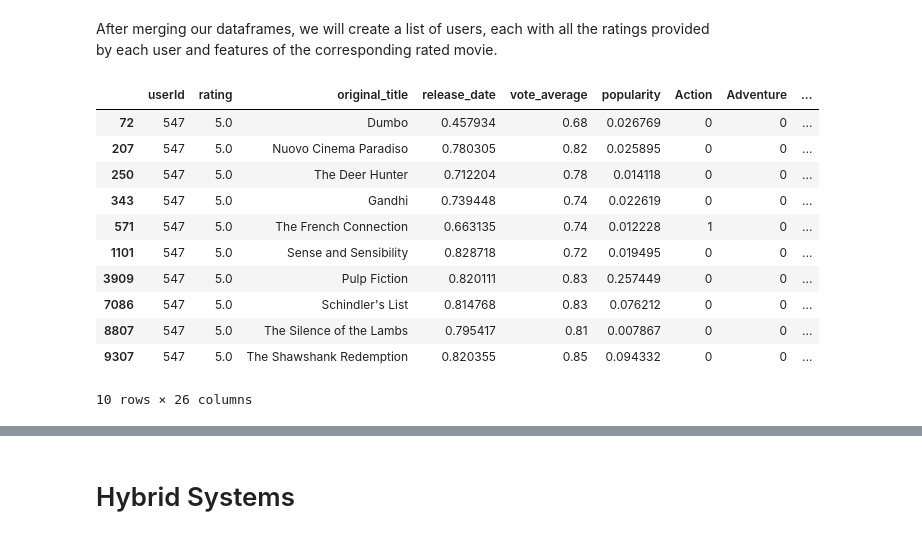
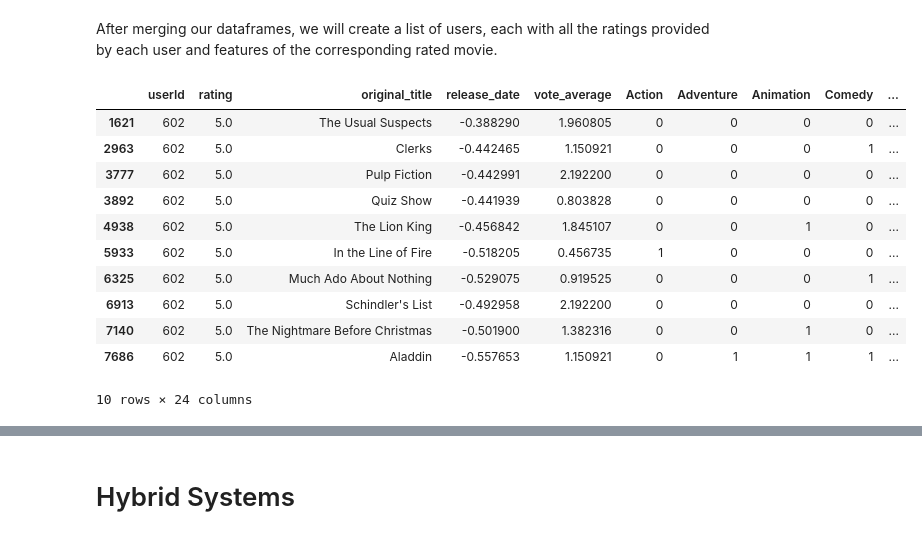
Before and after one commit to namiyousef/Practical-ML-DS, a Jupyter notebook: Chapter 2. Python for Data Scientists/Module 7. Other ML Problems/recommender_systems.ipynb, the cells around one changed output, grey strips where cells are left out. Drawn from its saved outputs; the diff is of its cells as text; code cells hidden in the pictures.

```diff
--- a/Chapter 2. Python for Data Scientists/Module 7. Other ML Problems/recommender_systems.ipynb
+++ b/Chapter 2. Python for Data Scientists/Module 7. Other ML Problems/recommender_systems.ipynb
@@ -198,11 +195,11 @@ extended_features = GENRES.str.get_dummies()
 # Horizontally stack our extended features and the original features
 FEATURES = FEATURES.merge(extended_features, left_index=True, right_index=True)
 # %%
-from sklearn.preprocessing import MinMaxScaler
+from sklearn.preprocessing import MinMaxScaler, StandardScaler
 
 # Normalizing non-categorical features
-scaler = MinMaxScaler()
-FEATURES[['release_date', 'vote_average', 'popularity']] = scaler.fit_transform(FEATURES[['release_date', 'vote_average', 'popularity']])
+scaler = StandardScaler()
+FEATURES[['release_date', 'vote_average']] = scaler.fit_transform(FEATURES[['release_date', 'vote_average']])
 # %% [markdown]
 Now that our features for each movie are set, we need to create a list of users, where each user contains the features and ratings of each of the movies they rated. To link the users and their ratings to the movies, we will need to use the intermediary "links" table. Be careful! We have dropped a few of the movies in the original dataset when the required feature was not available. First we will merge the appropriate dataframes.
 # %%
@@ -225,32 +222,47 @@ After merging our dataframes, we will create a list of users, each with all the
 unique_users = list(set(data_matrix["userId"]))
 user_data = {}
 
-# Adding movie ratings and features to the list of the corresponding user
+# Adding movie ratings and features to the list of the corresponding user for users that have rated more than 15 movies
 data_copy = data_matrix.copy()
+tr = 100 # at least n reviews
 for user_id in unique_users:
-    user_data[user_id] = data_copy[data_copy["userId"] == user_id]
+    current_data = data_copy[data_copy["userId"] == user_id]
+    if current_data.shape[0] >= tr:
+        user_data[user_id] = current_data
     data_copy = data_copy[data_copy["userId"] != user_id]
 # %%
 from sklearn.ensemble import RandomForestRegressor
+from sklearn.linear_model import LinearRegression, LogisticRegression
 from sklearn.model_selection import train_test_split
-from sklearn.metrics import mean_squared_error as MSE, mean_absolute_error as MAE
+from sklearn.metrics import mean_squared_error as MSE, mean_absolute_error as MAE, r2_score
+import random
 
 # Train regression model on each user!
 user_models = {}
 rmse = []
 mae = []
 r2 = []
+n_reviews = []
 for user_id in user_data.keys():
     # Get user data
     data = user_data[user_id]
     Y = data["rating"]
     X = data.drop(["userId", "rating", "original_title"], axis=1)
-    X_train, X_test, Y_train, Y_test = train_test_split(X, Y, test_size=0.2, random_state=0)
+    X_train, X_test, Y_train, Y_test = train_test_split(X, Y, test_size=0.2)
     # Train model and predict on test data
     reg = RandomForestRegressor(n_estimators=80, max_depth=3, random_state=0).fit(X_train, Y_train)
+#     reg2 = LinearRegression().fit(X_train, Y_train)
+#     reg = LogisticRegression(max_iter=1000, random_state=0).fit(X_train, Y_train)
+#     reg = RandomForestClassifier(n_estimators=80, max_depth=3, random_state=0).fit(X_train, Y_train)
+#     reg = LinearRegression().fit(X_train, Y_train)
+#     predictions = reg.predict(X_test)
+#     predictions2 = reg2.predict(X_test)
     predictions = reg.predict(X_test)
+
     # Store RMSE and model
     rmse.append(MSE(Y_test, predictions, squared=False))
     mae.append(MAE(Y_test, predictions))
-    r2.append(reg.score(X_test, Y_test))
+    r2.append(r2_score(Y_test, predictions))
+    n_reviews.append(Y.shape[0])
     user_models[user_id] = reg # storing estimator for this user!
+#     print("Y_test:", Y_test, "Predictions:", predictions)
@@ -257,34 +293,38 @@ for user_id in user_data.keys():
 # %%
+import random
 # Pick user with the largest number of samples to look at individually
-max_user_id = 1
-for user_id in user_data.keys():
-    if (user_data[max_user_id].shape[0] < user_data[user_id].shape[0]):
-        max_user_id = user_id
+# max_user_id = -1
+# for user_id in user_data.keys():
+#     if max_user_id == -1:
+#         max_user_id = user_id
+#     elif (user_data[max_user_id].shape[0] < user_data[user_id].shape[0]):
+#         max_user_id = user_id
+max_user_id = random.choice(list(user_data.keys()))
 
 # Check the predictions of the recommender
 model = user_models[max_user_id]
 movies = FEATURES.iloc[:, 1:] #pd.concat([FEATURES.iloc[:, 1:], user_data[max_user_id].iloc[:, 2:]]).drop_duplicates(keep=False)
 
 # Rating all movies with the model trained on the one user
-predictions = pd.DataFrame({"rating": reg.predict(movies.iloc[:, 1:])})
+predictions = pd.DataFrame({"rating": model.predict(movies.iloc[:, 1:])})
 rated_movies = predictions.merge(movies, left_index=True, right_index=True)
 
 # Diplay top 10 rated and top 10 recommendations!
 top_rated = user_data[max_user_id].nlargest(columns="rating", n=10)
 top_rated
 # %% [output]
-|  | userId | rating | original_title | release_date | vote_average | popularity | Action | Adventure | ... |
-| 72 | 547 | 5.0 | Dumbo | 0.457934 | 0.68 | 0.026769 | 0 | 0 | ... |
-| 207 | 547 | 5.0 | Nuovo Cinema Paradiso | 0.780305 | 0.82 | 0.025895 | 0 | 0 | ... |
-| 250 | 547 | 5.0 | The Deer Hunter | 0.712204 | 0.78 | 0.014118 | 0 | 0 | ... |
-| 343 | 547 | 5.0 | Gandhi | 0.739448 | 0.74 | 0.022619 | 0 | 0 | ... |
-| 571 | 547 | 5.0 | The French Connection | 0.663135 | 0.74 | 0.012228 | 1 | 0 | ... |
-| 1101 | 547 | 5.0 | Sense and Sensibility | 0.828718 | 0.72 | 0.019495 | 0 | 0 | ... |
-| 3909 | 547 | 5.0 | Pulp Fiction | 0.820111 | 0.83 | 0.257449 | 0 | 0 | ... |
-| 7086 | 547 | 5.0 | Schindler's List | 0.814768 | 0.83 | 0.076212 | 0 | 0 | ... |
-| 8807 | 547 | 5.0 | The Silence of the Lambs | 0.795417 | 0.81 | 0.007867 | 0 | 0 | ... |
-| 9307 | 547 | 5.0 | The Shawshank Redemption | 0.820355 | 0.85 | 0.094332 | 0 | 0 | ... |
+|  | userId | rating | original_title | release_date | vote_average | Action | Adventure | Animation | Comedy | ... |
+| 1621 | 602 | 5.0 | The Usual Suspects | -0.388290 | 1.960805 | 0 | 0 | 0 | 0 | ... |
+| 2963 | 602 | 5.0 | Clerks | -0.442465 | 1.150921 | 0 | 0 | 0 | 1 | ... |
+| 3777 | 602 | 5.0 | Pulp Fiction | -0.442991 | 2.192200 | 0 | 0 | 0 | 0 | ... |
+| 3892 | 602 | 5.0 | Quiz Show | -0.441939 | 0.803828 | 0 | 0 | 0 | 0 | ... |
+| 4938 | 602 | 5.0 | The Lion King | -0.456842 | 1.845107 | 0 | 0 | 1 | 0 | ... |
+| 5933 | 602 | 5.0 | In the Line of Fire | -0.518205 | 0.456735 | 1 | 0 | 0 | 0 | ... |
+| 6325 | 602 | 5.0 | Much Ado About Nothing | -0.529075 | 0.919525 | 0 | 0 | 0 | 1 | ... |
+| 6913 | 602 | 5.0 | Schindler's List | -0.492958 | 2.192200 | 0 | 0 | 0 | 0 | ... |
+| 7140 | 602 | 5.0 | The Nightmare Before Christmas | -0.501900 | 1.382316 | 0 | 0 | 1 | 0 | ... |
+| 7686 | 602 | 5.0 | Aladdin | -0.557653 | 1.150921 | 0 | 1 | 1 | 1 | ... |
-10 rows × 26 columns
+10 rows × 24 columns
 # %%
 # Top 10 recommendations
 rated_movies.nlargest(columns="rating", n=10)
```
Also changed, not shown: parts of 13 cells of this notebook.
